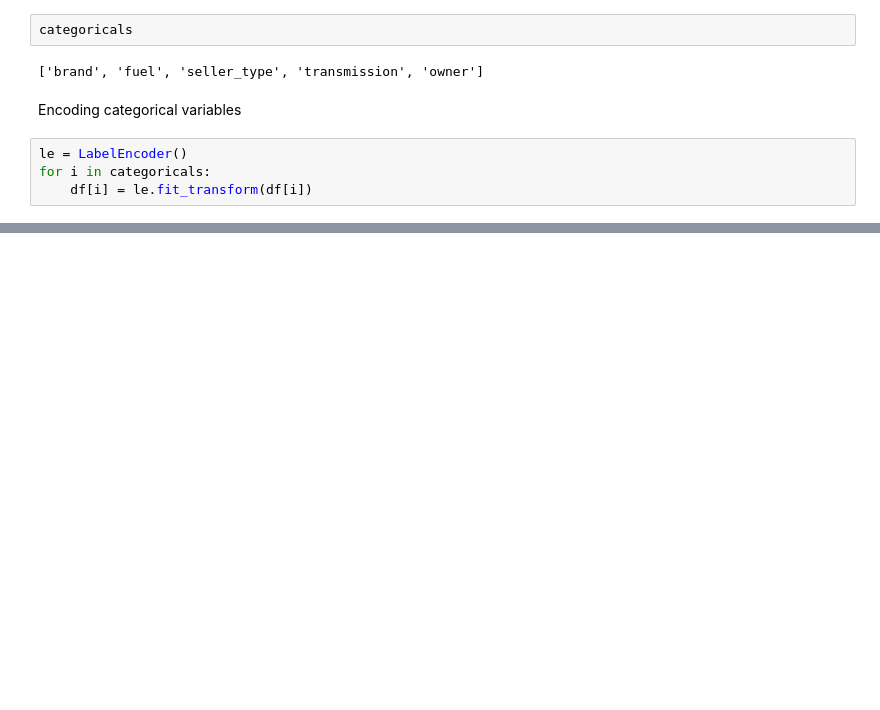
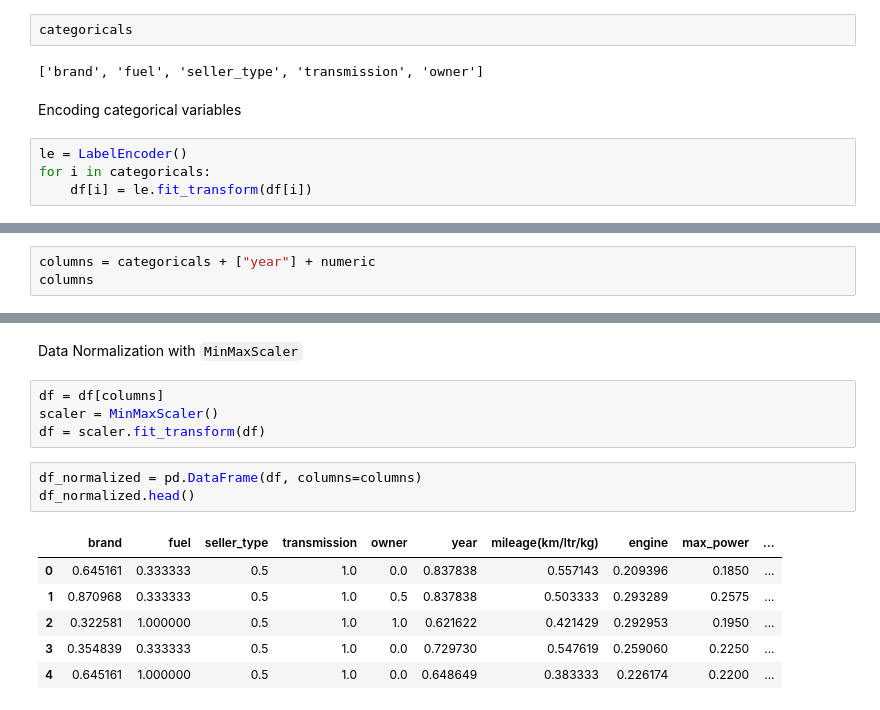
Before and after one commit to NANITH777/Car-Price-Prediction, a Jupyter notebook: car.ipynb, the cells around one changed output, grey strips where cells are left out. Cells and saved outputs as stored; diff of their text form; blank space fills up the shorter version.

Commit message:
normalization of data

```diff
--- a/car.ipynb
+++ b/car.ipynb
@@ -422,0 +425,3 @@ for i in categoricals:
+# %%
+columns = categoricals + ["year"] + numeric
+columns
@@ -422,0 +441,16 @@ for i in categoricals:
+# %% [markdown]
+Data Normalization with `MinMaxScaler`
+# %%
+df = df[columns]
+scaler = MinMaxScaler()
+df = scaler.fit_transform(df)
+# %%
+df_normalized = pd.DataFrame(df, columns=columns)
+df_normalized.head()
+# %% [output]
+|  | brand | fuel | seller_type | transmission | owner | year | mileage(km/ltr/kg) | engine | max_power | ... |
+| 0 | 0.645161 | 0.333333 | 0.5 | 1.0 | 0.0 | 0.837838 | 0.557143 | 0.209396 | 0.1850 | ... |
+| 1 | 0.870968 | 0.333333 | 0.5 | 1.0 | 0.5 | 0.837838 | 0.503333 | 0.293289 | 0.2575 | ... |
+| 2 | 0.322581 | 1.000000 | 0.5 | 1.0 | 1.0 | 0.621622 | 0.421429 | 0.292953 | 0.1950 | ... |
+| 3 | 0.354839 | 0.333333 | 0.5 | 1.0 | 0.0 | 0.729730 | 0.547619 | 0.259060 | 0.2250 | ... |
+| 4 | 0.645161 | 1.000000 | 0.5 | 1.0 | 0.0 | 0.648649 | 0.383333 | 0.226174 | 0.2200 | ... |
```
Also changed, not shown: parts of 6 cells of this notebook.
